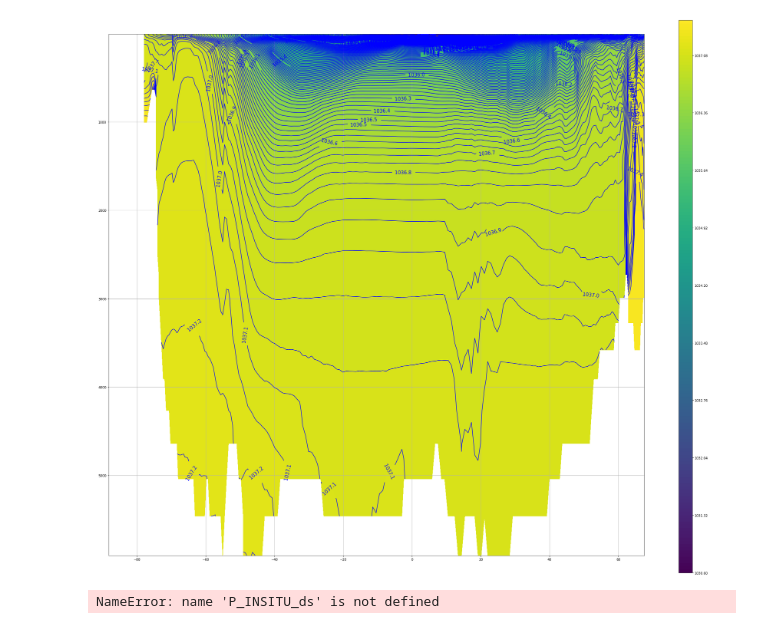
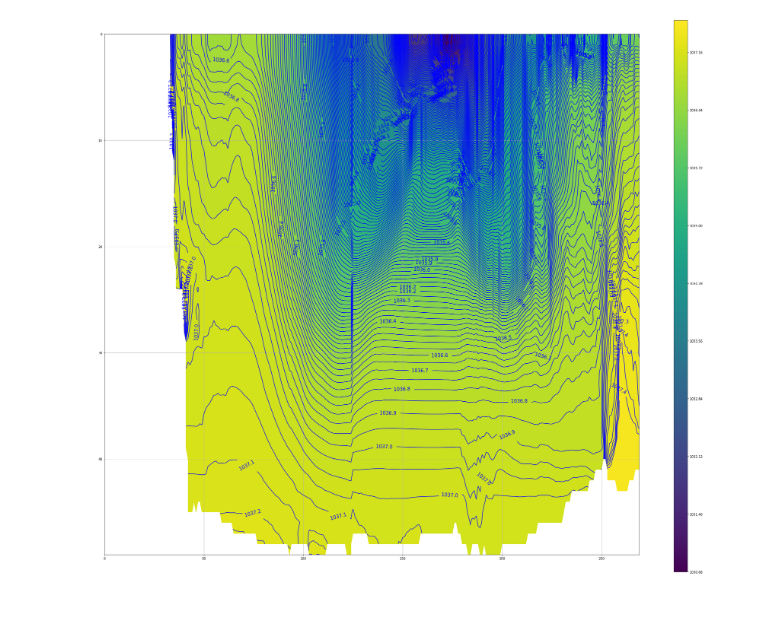
Before and after one commit to tatsumonkman47/ECCO-potential-density-overturning, a Jupyter notebook: Derive_Southern_Ocean_Transformations.ipynb, the cells around one changed output. Cells and saved outputs as stored; diff of their text form; code cells hidden in the pictures.

```diff
--- a/Derive_Southern_Ocean_Transformations.ipynb
+++ b/Derive_Southern_Ocean_Transformations.ipynb
@@ -84,6 +104,6 @@ for lat in lat_vals:
 # %%
 integrate_on_density_surfaces = reload(integrate_on_density_surfaces)
-PDENS_ds_world = integrate_on_density_surfaces.stitch_tiles(PDENS_ds.PDENS.mean(dim="time")*full_atl_basin_nanmask_C)
+PDENS_ds_world = integrate_on_density_surfaces.stitch_tiles(PDENS_ds.PDENS.mean(dim="time")*so_atl_basin_mask_S.rename({"j_g":"j"}))
 
 fig = plt.figure(figsize=(20,15))
 gs = gridspec.GridSpec(nrows=1,ncols=1,hspace=0.02,wspace=0.05)
@@ -106,89 +129,37 @@ print(np.arange(0,90))
 fig = plt.figure(figsize=(30,30))
 gs = gridspec.GridSpec(nrows=1,ncols=1,hspace=0.02,wspace=0.05)
 ax = fig.add_subplot(gs[0])
 
 class nf(float):
     def __repr__(self):
         s = f'{self:.1f}'
         return f'{self:.0f}' if s[-1] == '0' else s
 
 vertical_levels = PDENS_ds.dep
 #vertical_levels = np.arange(0,50)
 
 PDENS_ds_world_time_mean = PDENS_ds_world#.mean(dim="time")
 PDENS_ds_world_time_zonal_mean = PDENS_ds_world_time_mean.mean(dim="y")
-im = ax.contourf(PDENS_ds_world.isel(y=180).lat,vertical_levels,PDENS_ds_world_time_zonal_mean.T,200)
-im2 = ax.contour(PDENS_ds_world.isel(y=180).lat,vertical_levels,PDENS_ds_world_time_zonal_mean.T,200,colors=('b'))
+im = ax.contourf(#a.isel(y=180).lat,
+                 #vertical_levels,
+                 PDENS_ds_world_time_zonal_mean.T,200)
+im2 = ax.contour(#PDENS_ds_world.isel(y=180).lat,
+                 #vertical_levels,
+                 PDENS_ds_world_time_zonal_mean.T,200,colors=('b'))
 ax.levels = [nf(val) for val in im.levels]
 
 # Label levels with specially formatted floats
 if plt.rcParams["text.usetex"]:
     fmt = r'%0.6r'
 else:
     fmt = '%0.6r '
 
 
 ax.clabel(im2, im2.levels, inline=True,fmt=fmt, fontsize=15)
 
 ax.grid()
 ax.invert_yaxis()
 cb_ax = fig.add_axes([.95, 0.1, 0.02, 0.8])
 cbar = fig.colorbar(im,cax=cb_ax)
 # %% [output]
-[figure, old version]
+[figure, new version]
-# %%
-integrate_on_density_surfaces = reload(integrate_on_density_surfaces)
-normal_THETA = integrate_on_density_surfaces.stitch_tiles(P_INSITU_ds.P_INSITU*full_atl_basin_nanmask_C)
-
-fig = plt.figure(figsize=(20,15))
-gs = gridspec.GridSpec(nrows=1,ncols=1,hspace=0.02,wspace=0.05)
-ax = fig.add_subplot(gs[0])
-
-im = ax.contourf(normal_THETA.isel(time=1,k=20),40)
-ax.grid()
-cb_ax = fig.add_axes([.95, 0.1, 0.02, 0.8])
-cbar = fig.colorbar(im,cax=cb_ax)
-
-plt.show()
-plt.close()
-
-
-
-
-
-fig = plt.figure(figsize=(20,15))
-gs = gridspec.GridSpec(nrows=1,ncols=1,hspace=0.02,wspace=0.05)
-ax = fig.add_subplot(gs[0])
-
-class nf(float):
-    def __repr__(self):
-        s = f'{self:.1f}'
-        return f'{self:.0f}' if s[-1] == '0' else s
-
-vertical_levels = PDENS_ds.dep
-#vertical_levels = np.arange(0,50)
-
-normal_THETA_time_mean = normal_THETA.mean(dim="time")
-normal_THETA_time_zonal_mean = normal_THETA_time_mean.mean(dim="y")
-im = ax.contourf(np.arange(0,270),vertical_levels,normal_THETA_time_zonal_mean.T,200)
-#im2 = ax.contour(np.arange(0,270),vertical_levels,normal_THETA_time_zonal_mean.T,200,colors=('b'))
-ax.levels = [nf(val) for val in im.levels]
-
-# Label levels with specially formatted floats
-if plt.rcParams["text.usetex"]:
-    fmt = r'%0.6r'
-else:
-    fmt = '%0.6r '
-
-
-#ax.clabel(im2, im2.levels, inline=True,fmt=fmt, fontsize=15)
-
-ax.grid()
-ax.invert_yaxis()
-cb_ax = fig.add_axes([.95, 0.1, 0.02, 0.8])
-cbar = fig.colorbar(im,cax=cb_ax)
-
-plt.show()
-plt.close()
-# %% [output]
-NameError: name 'P_INSITU_ds' is not defined
```
Also changed, not shown: parts of 6 cells of this notebook.
